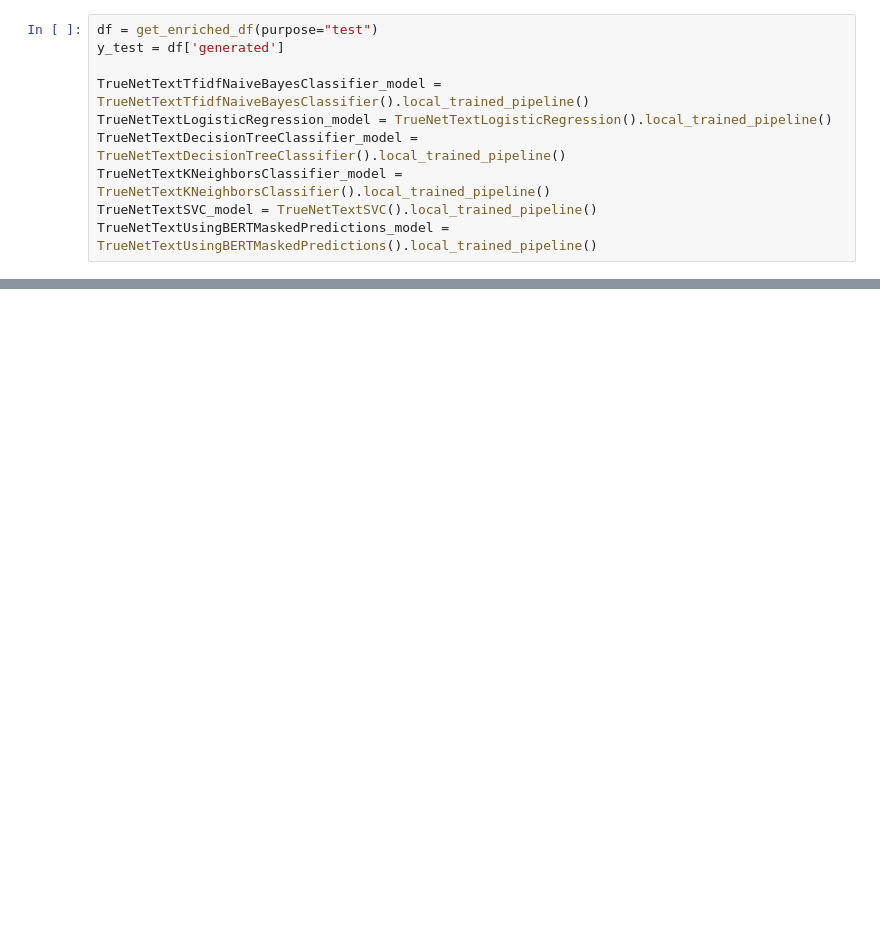
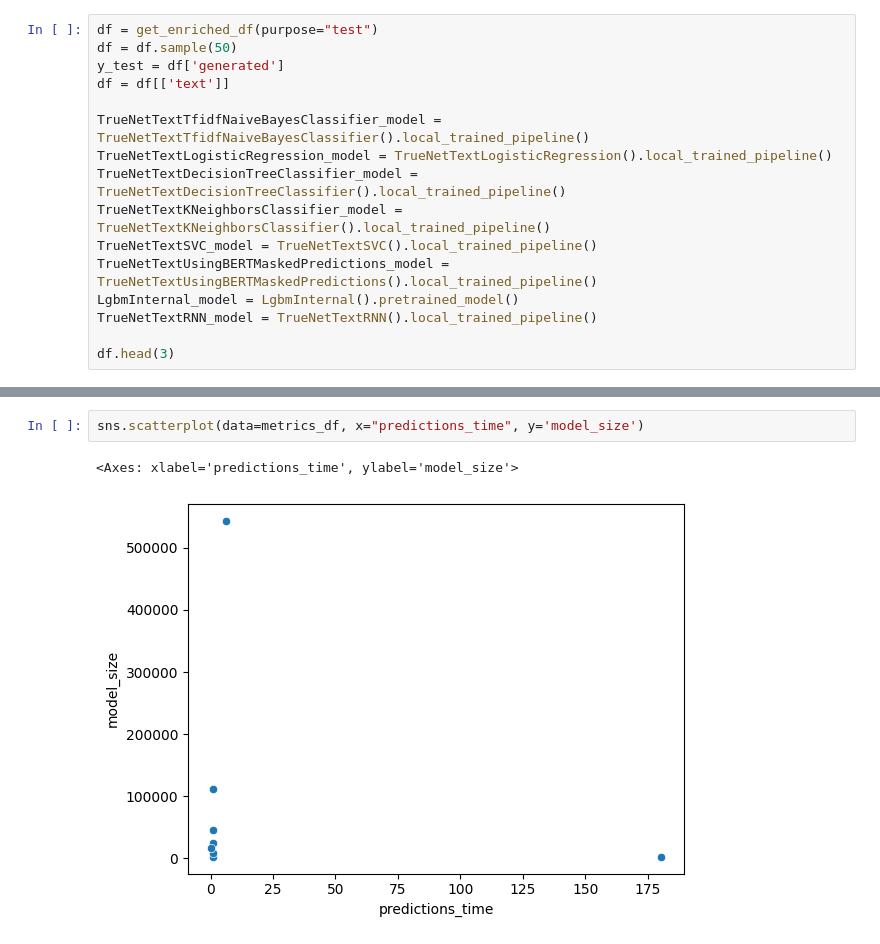
Before and after one commit to yukaberry/detect_ai_content, a Jupyter notebook: notebooks/texts/jerome_texts_compare_models.ipynb, the cells around one changed output, grey strips where cells are left out. Drawn from its saved outputs; the diff is of its cells as text; blank space fills up the shorter version.

```diff
--- a/notebooks/texts/jerome_texts_compare_models.ipynb
+++ b/notebooks/texts/jerome_texts_compare_models.ipynb
@@ -50,6 +59,8 @@ tf.config.experimental.list_physical_devices(GPU):[]
 # %%
 df = get_enriched_df(purpose="test")
+df = df.sample(50)
 y_test = df['generated']
+df = df[['text']]
 
 TrueNetTextTfidfNaiveBayesClassifier_model = TrueNetTextTfidfNaiveBayesClassifier().local_trained_pipeline()
 TrueNetTextLogisticRegression_model = TrueNetTextLogisticRegression().local_trained_pipeline()
@@ -57,3 +68,7 @@ TrueNetTextDecisionTreeClassifier_model = TrueNetTextDecisionTreeClassifier().lo
 TrueNetTextKNeighborsClassifier_model = TrueNetTextKNeighborsClassifier().local_trained_pipeline()
 TrueNetTextSVC_model = TrueNetTextSVC().local_trained_pipeline()
 TrueNetTextUsingBERTMaskedPredictions_model = TrueNetTextUsingBERTMaskedPredictions().local_trained_pipeline()
+LgbmInternal_model = LgbmInternal().pretrained_model()
+TrueNetTextRNN_model = TrueNetTextRNN().local_trained_pipeline()
+
+df.head(3)
@@ -255,0 +281,5 @@ predictions_df[predictions_df['sum_diff'] > 2][['LogisticRegression', 'DecisionT
+# %%
+sns.scatterplot(data=metrics_df, x="predictions_time", y='model_size')
+# %% [output]
+<Axes: xlabel='predictions_time', ylabel='model_size'>
+[figure, added]
```
Also changed, not shown: parts of 14 cells of this notebook.
